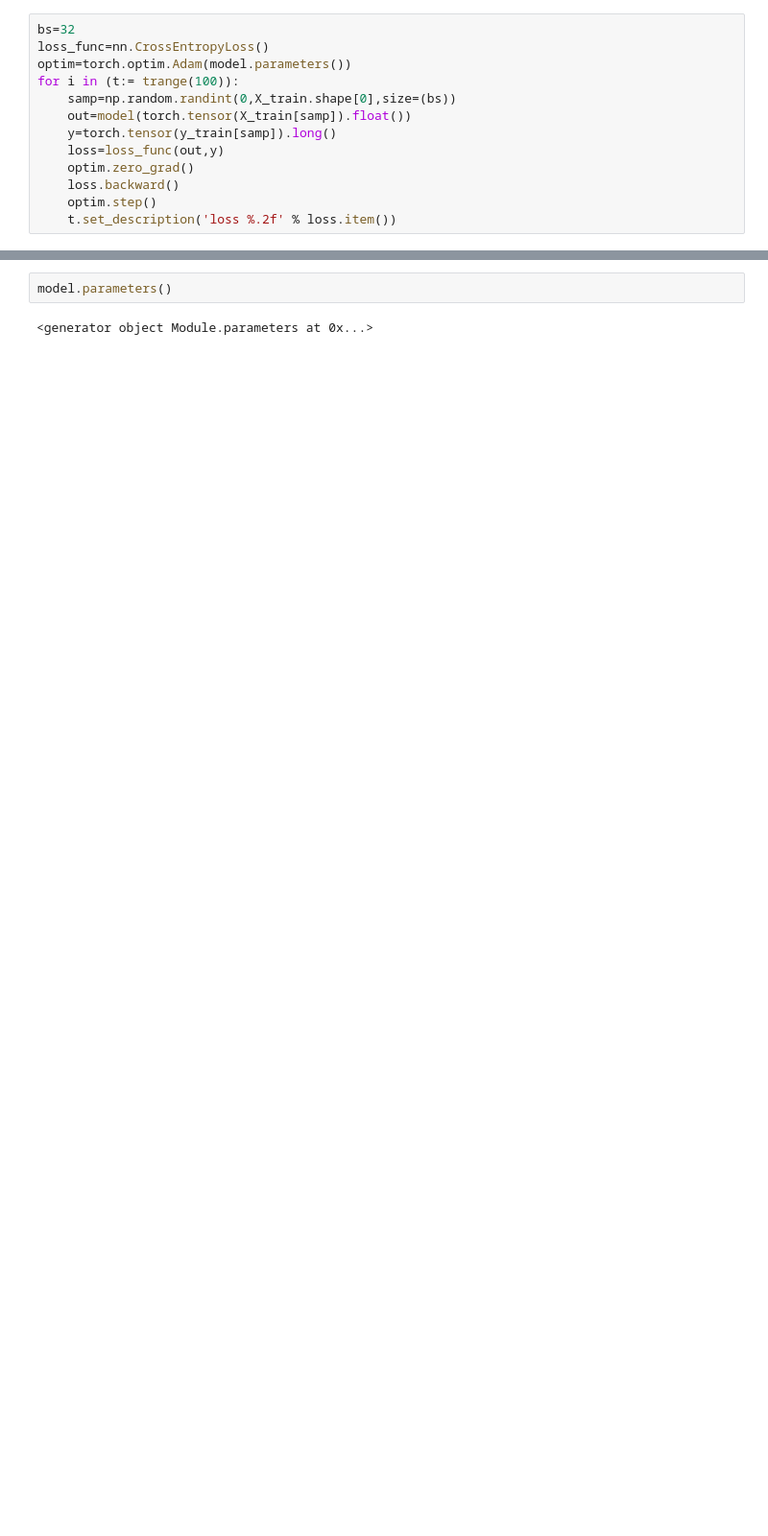
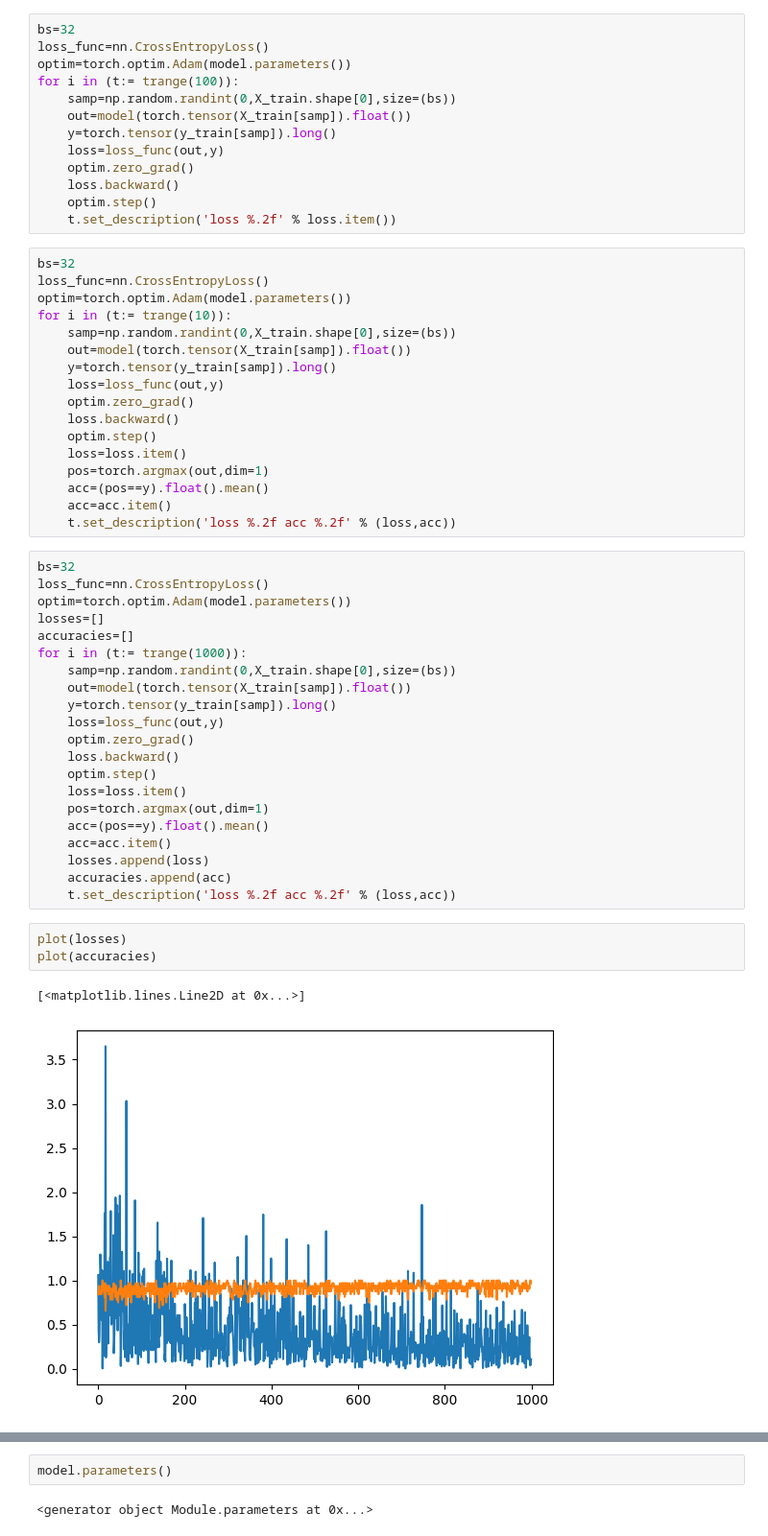
Before and after one commit to shikharyashmaurya/Kaggle-notebooks, a Jupyter notebook: mnist-from-scaratch-george-hotz.ipynb, the cells around one changed output, grey strips where cells are left out. Shown at 96% size. Drawn from its saved outputs; the diff is of its cells as text; blank space fills up the shorter version.

```diff
--- a/mnist-from-scaratch-george-hotz.ipynb
+++ b/mnist-from-scaratch-george-hotz.ipynb
@@ -227,3 +231,47 @@ for i in (t:= trange(100)):
     loss.backward()
     optim.step()
     t.set_description('loss %.2f' % loss.item())
+# %%
+bs=32
+loss_func=nn.CrossEntropyLoss()
+optim=torch.optim.Adam(model.parameters())
+for i in (t:= trange(10)):
+    samp=np.random.randint(0,X_train.shape[0],size=(bs))
+    out=model(torch.tensor(X_train[samp]).float())
+    y=torch.tensor(y_train[samp]).long()
+    loss=loss_func(out,y)
+    optim.zero_grad()
+    loss.backward()
+    optim.step()
+    loss=loss.item()
+    pos=torch.argmax(out,dim=1)
+    acc=(pos==y).float().mean()
+    acc=acc.item()
+    t.set_description('loss %.2f acc %.2f' % (loss,acc))
+# %%
+bs=32
+loss_func=nn.CrossEntropyLoss()
+optim=torch.optim.Adam(model.parameters())
+losses=[]
+accuracies=[]
+for i in (t:= trange(1000)):
+    samp=np.random.randint(0,X_train.shape[0],size=(bs))
+    out=model(torch.tensor(X_train[samp]).float())
+    y=torch.tensor(y_train[samp]).long()
+    loss=loss_func(out,y)
+    optim.zero_grad()
+    loss.backward()
+    optim.step()
+    loss=loss.item()
+    pos=torch.argmax(out,dim=1)
+    acc=(pos==y).float().mean()
+    acc=acc.item()
+    losses.append(loss)
+    accuracies.append(acc)
+    t.set_description('loss %.2f acc %.2f' % (loss,acc))
+# %%
+plot(losses)
+plot(accuracies)
+# %% [output]
+[<matplotlib.lines.Line2D at 0x...>]
+[figure, added]
```
Also changed, not shown: parts of 50 cells of this notebook.
